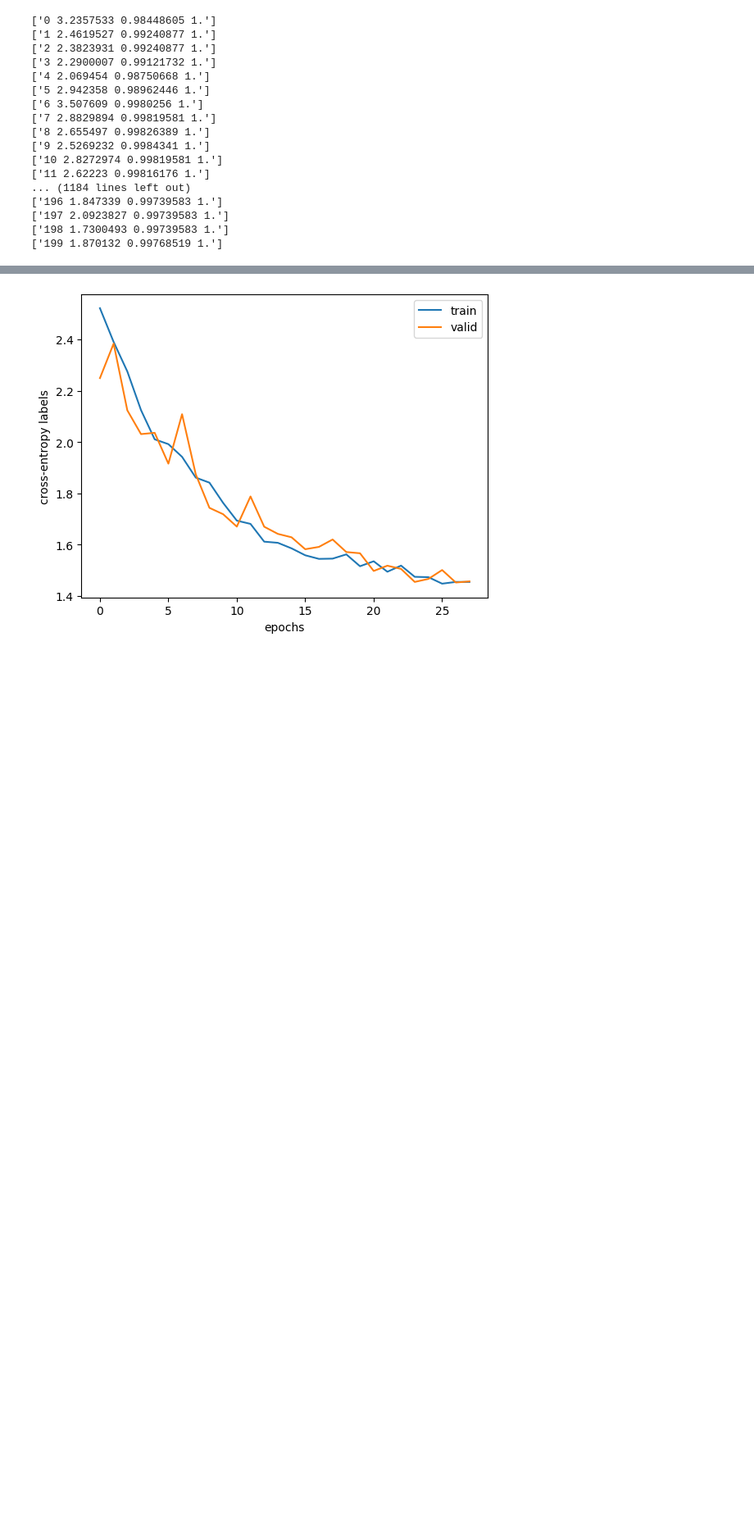
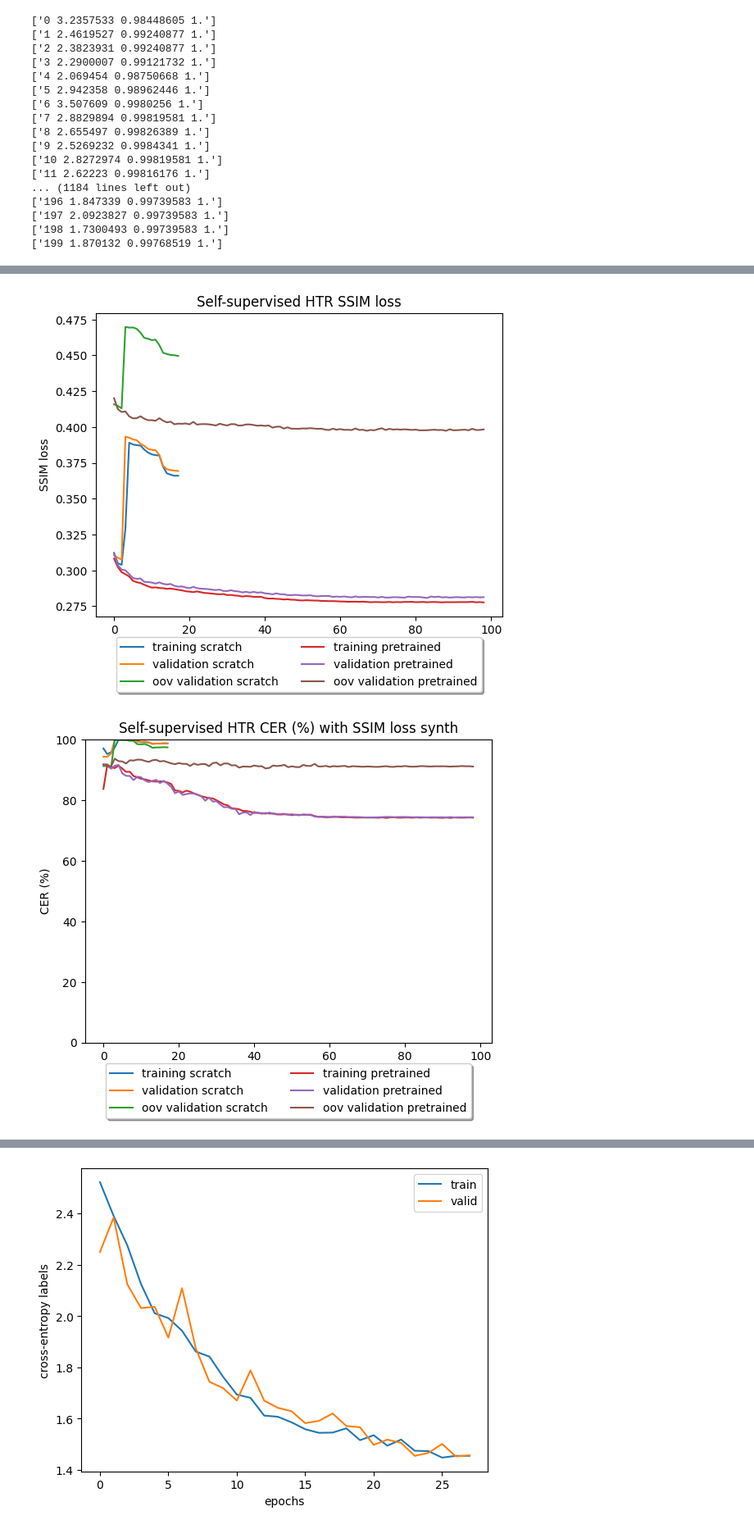
Before and after one commit to Lisa-dk/self-supervised-htr, a Jupyter notebook: plot_loss.ipynb, the cells around one changed output, grey strips where cells are left out. Shown at 82% size. Saved outputs shown, nothing was run; the diff lists cells and outputs as text; code cells hidden in the pictures; blank space fills up the shorter version.

```diff
--- a/plot_loss.ipynb
+++ b/plot_loss.ipynb
@@ -100,0 +190,61 @@ plt.show()
+# %%
+# plt.plot(epochs1, train_losses1, label="train-1")
+# plt.plot(epochs1, valid_losses1, label="valid-1")
+# plt.plot(epochs2, train_losses2, label="train-2")
+# plt.plot(epochs2, valid_losses2, label="valid-2")
+# plt.plot(epochs3, train_losses3, label="train-3")
+# plt.plot(epochs3, valid_losses3, label="valid-3")
+# plt.xlabel("epochs")
+# plt.ylabel("cross-entropy labels")
+# plt.legend()
+# plt.savefig( "./src/saved_losses/saved_losses/" + folder_name +  "/losses.png", dpi=300, bbox_inches="tight")
+# plt.show()
+
+plt.plot(epochs_base, train_losses_base, label="training scratch")
+plt.plot(epochs_base, valid_losses_base, label="validation scratch")
+plt.plot(epochs_base, oov_valid_losses_base, label="oov validation scratch")
+plt.plot(epochs_max, train_losses_max, label="training pretrained")
+plt.plot(epochs_max, valid_losses_max, label="validation pretrained")
+plt.plot(epochs_max, oov_valid_losses_max, label="oov validation pretrained")
+plt.xlabel("Epochs")
+plt.ylabel("SSIM loss")
+plt.title("Self-supervised HTR SSIM loss")
+
+plt.legend(loc='upper center', bbox_to_anchor=(0.5, -0.05),
+          fancybox=True, shadow=True, ncol=2)
+plt.savefig( "./src/saved_losses/" + folder_name +  f"/{loss_name}_losses.png", dpi=300, bbox_inches="tight")
+plt.show()
+
+plt.plot(epochs_base, train_cers_base * 100, label="training scratch")
+plt.plot(epochs_base, valid_cers_base* 100, label="validation scratch")
+plt.plot(epochs_base, oov_valid_cers_base* 100, label="oov validation scratch")
+plt.plot(epochs_max, train_cers_max* 100, label="training pretrained")
+plt.plot(epochs_max, valid_cers_max* 100, label="validation pretrained")
+plt.plot(epochs_max, oov_valid_cers_max* 100, label="oov validation pretrained")
+plt.xlabel("Epochs")
+plt.ylabel("CER (%)")
+plt.ylim(0, 100)
+plt.title("Self-supervised HTR CER (%) with SSIM loss synth")
+
+plt.legend(loc='upper center', bbox_to_anchor=(0.5, -0.05),
+          fancybox=True, shadow=True, ncol=2)
+plt.savefig( "./src/saved_losses/" + folder_name +  f"/{loss_name}_cer.png", dpi=300, bbox_inches="tight")
+plt.show()
+
+plt.plot(epochs_base, train_wers_base * 100, label="training scratch")
+plt.plot(epochs_base, valid_wers_base* 100, label="validation scratch")
+plt.plot(epochs_base, oov_valid_wers_base* 100, label="oov validation scratch")
+plt.plot(epochs_max, train_wers_max* 100, label="training pretrained")
+plt.plot(epochs_max, valid_wers_max* 100, label="validation pretrained")
+plt.plot(epochs_max, oov_valid_wers_max* 100, label="oov validation pretrained")
+plt.xlabel("Epochs")
+plt.ylabel("WER (%)")
+plt.ylim(0, 100)
+plt.title("Self-supervised HTR WER (%) with SSIM loss synth")
+plt.legend(loc='upper center', bbox_to_anchor=(0.5, -0.05),
+          fancybox=True, shadow=True, ncol=2)
+plt.savefig( "./src/saved_losses/" + folder_name +  f"/{loss_name}_wer.png", dpi=300, bbox_inches="tight")
+plt.show()
+# %% [output]
+[figure, added]
+[figure, added]
```
Also changed, not shown: parts of 7 cells of this notebook, 10 other files.
